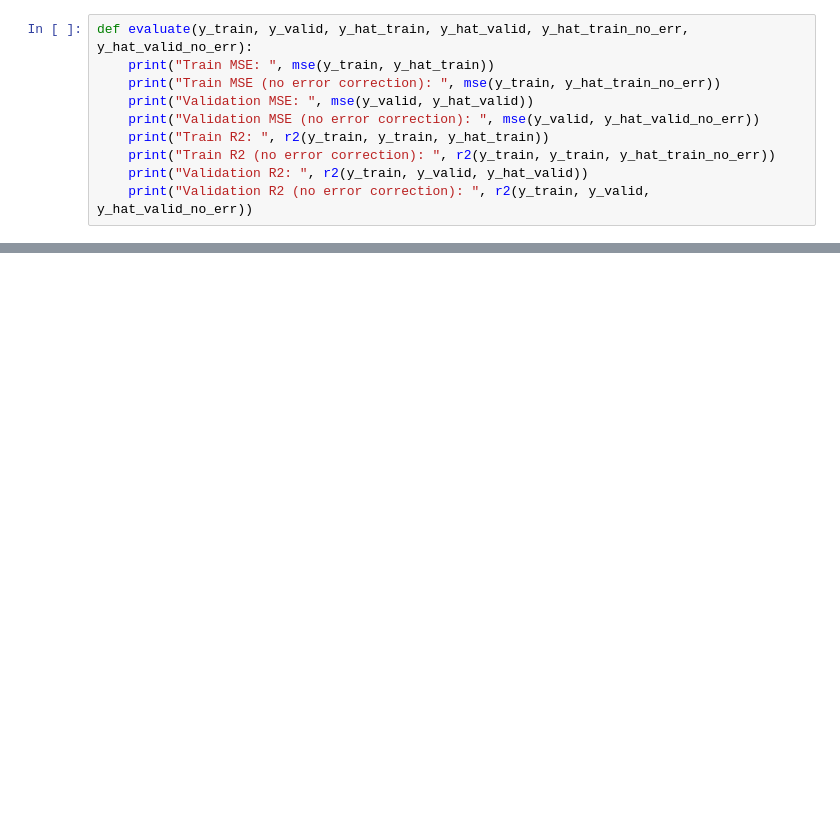
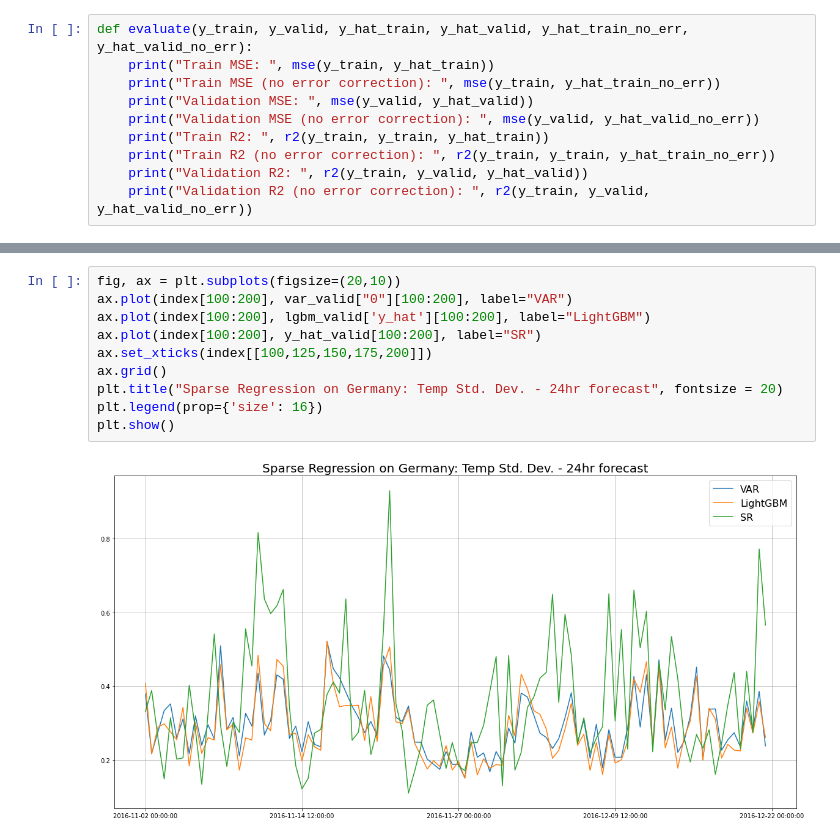
Before and after one commit to jaupimegi23/certainlyUncertain, a Jupyter notebook: models/feature_selection.ipynb, the cells around one changed output, grey strips where cells are left out. Drawn from its saved outputs; the diff is of its cells as text; blank space fills up the shorter version.

```diff
--- a/models/feature_selection.ipynb
+++ b/models/feature_selection.ipynb
@@ -150,0 +276,12 @@ Validation R2 (no error correction):  0.6641451577261821
+# %%
+fig, ax = plt.subplots(figsize=(20,10))
+ax.plot(index[100:200], var_valid["0"][100:200], label="VAR")
+ax.plot(index[100:200], lgbm_valid['y_hat'][100:200], label="LightGBM")
+ax.plot(index[100:200], y_hat_valid[100:200], label="SR")
+ax.set_xticks(index[[100,125,150,175,200]])
+ax.grid()
+plt.title("Sparse Regression on Germany: Temp Std. Dev. - 24hr forecast", fontsize = 20)
+plt.legend(prop={'size': 16})
+plt.show()
+# %% [output]
+[figure, added]
```
Also changed, not shown: parts of 19 cells of this notebook.
